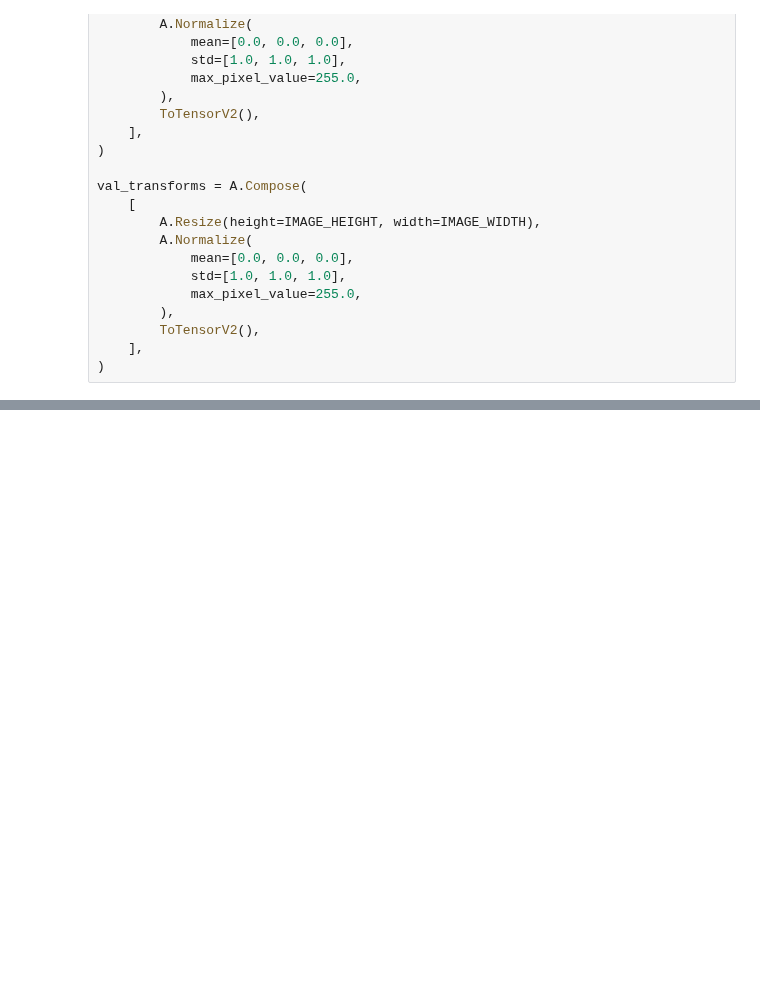
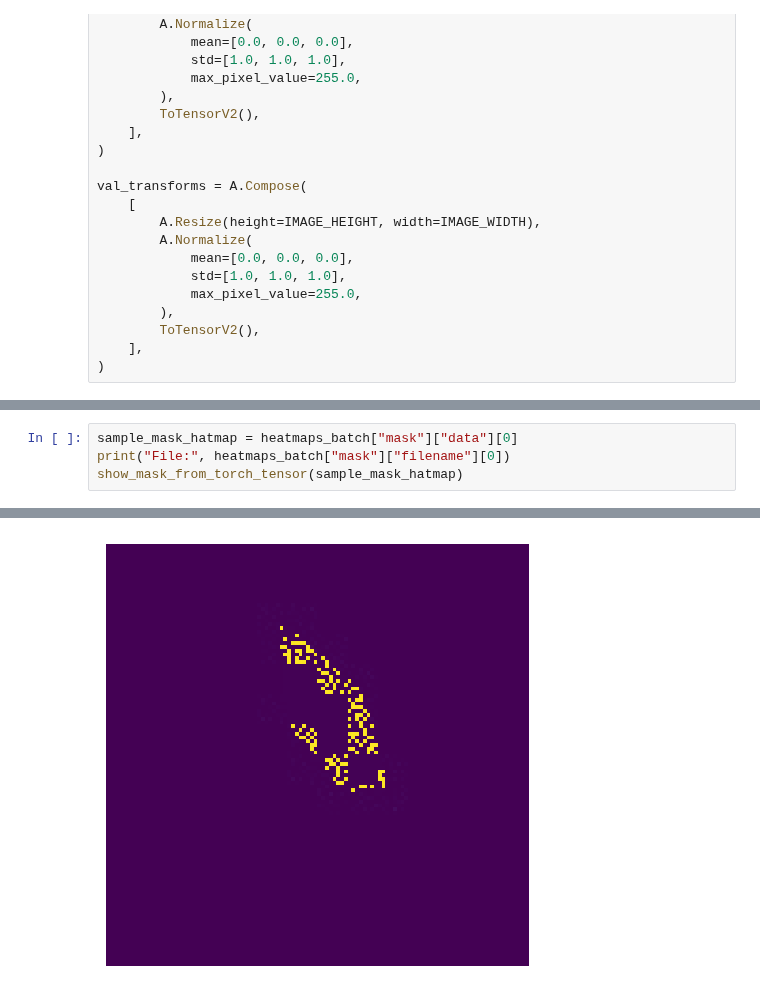
Before and after one commit to Tec-AI-23/EchoNetDynamic, a Jupyter notebook: scripts/dataloader.ipynb, the cells around one changed output, grey strips where cells are left out. Saved outputs shown, nothing was run; the diff lists cells and outputs as text; blank space fills up the shorter version.

```diff
--- a/scripts/dataloader.ipynb
+++ b/scripts/dataloader.ipynb
@@ -206,0 +111,5 @@ VALIDATION HEATMAP
+# %%
+sample_mask_hatmap = heatmaps_batch["mask"]["data"][0]
+print("File:", heatmaps_batch["mask"]["filename"][0])
+show_mask_from_torch_tensor(sample_mask_hatmap)
+# %% [output]
@@ -206,0 +117 @@ VALIDATION HEATMAP
+[figure, added]
```
Also changed, not shown: parts of 15 cells of this notebook, 4 other files.
